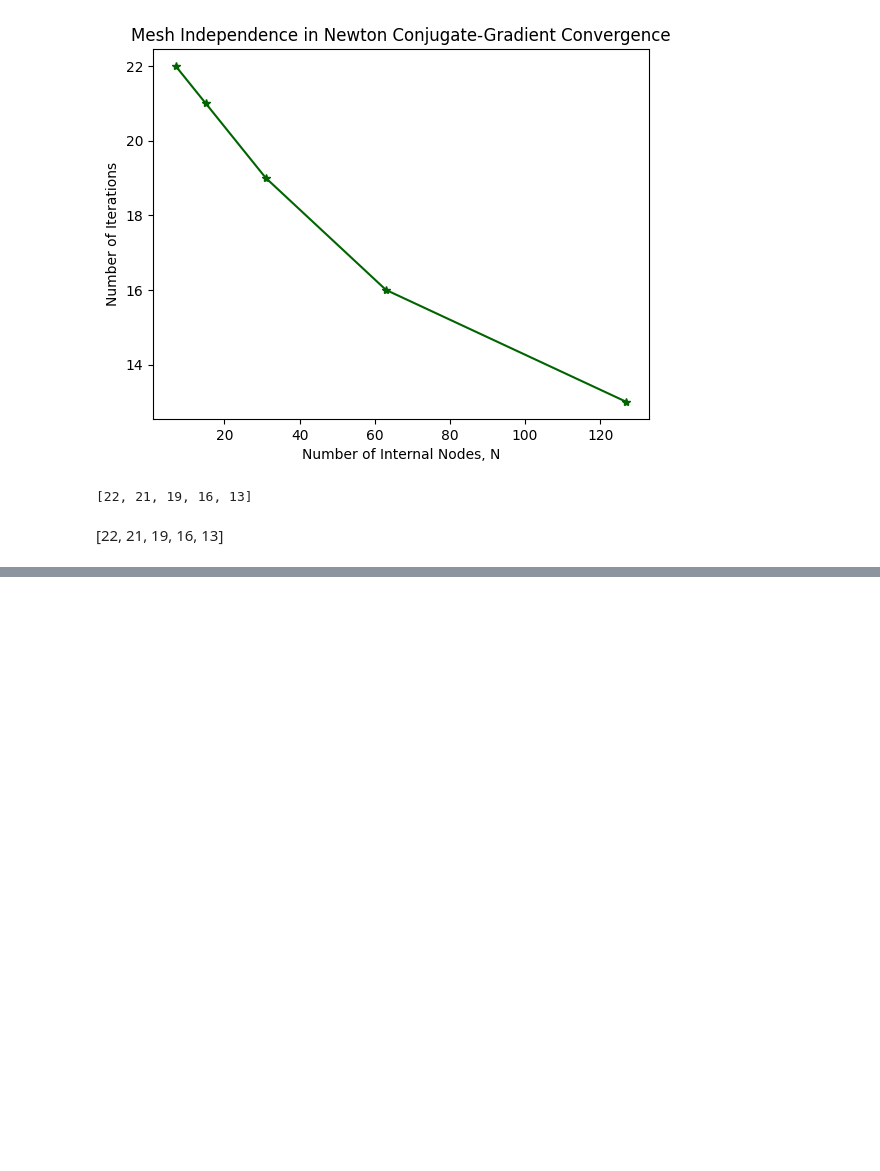
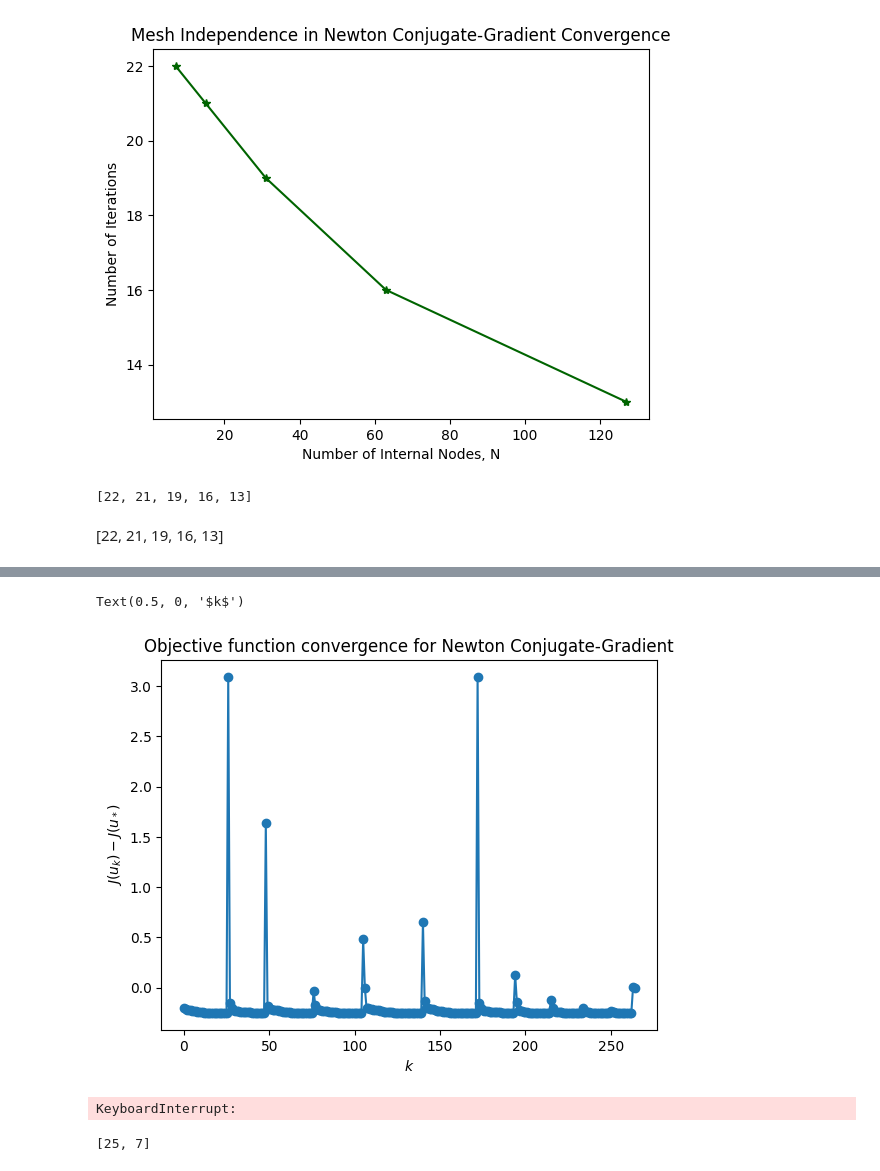
Before and after one commit to rx9933/CSE-393P, a Jupyter notebook: Assignment02/Notebook03_Catenary.ipynb, the cells around one changed output, grey strips where cells are left out. Cells and saved outputs as stored; diff of their text form; code cells hidden in the pictures; blank space fills up the shorter version.

```diff
--- a/Assignment02/Notebook03_Catenary.ipynb
+++ b/Assignment02/Notebook03_Catenary.ipynb
@@ -1093,0 +1059,32 @@ iterations
+# %%
+# Make a semilogy plot of Jk - J* vs. k for Newton-CG
+
+plt.plot(JJ_ncg[1:]- JJ_ncg[-1], marker = "o")
+plt.title('Objective function convergence for Newton Conjugate-Gradient')
+plt.ylabel('$J(u_k) - J(u_*)$')
+plt.xlabel('$k$')
+# %% [output]
+Text(0.5, 0, '$k$')
+[figure, added]
+# %%
+iterations =[]
+Ns=10
+u1 = u_init(Ns)
+solution, niter = ncg_full(u1)
+iterations+=[niter]
+
+dh = 1/(Ns+1)
+new_dh = 1/(N+1)
+x_old = np.linspace(0+dh, 1-dh, len(solution))  # Old grid points
+x_new = np.linspace(0+new_dh, 1-new_dh, N)  # New grid points
+u = np.interp(x_new, x_old, solution)
+
+solution, niter = ncg_full(u)
+iterations+=[niter]
+# Ns += [N]
+# %% [output]
+KeyboardInterrupt:
+# %%
+print(iterations)
+# %% [output]
+[25, 7]
```
Also changed, not shown: parts of 14 cells of this notebook, 4 other files.
